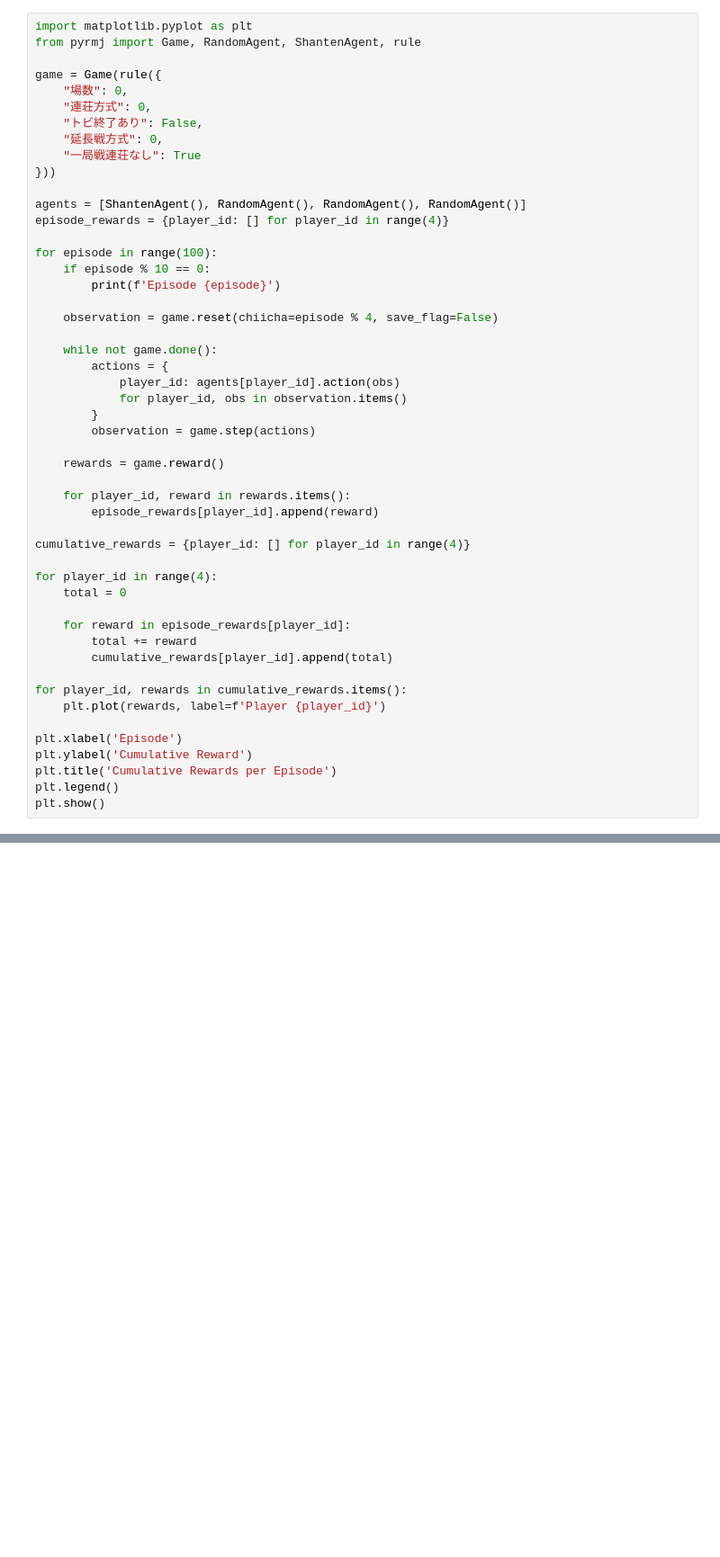
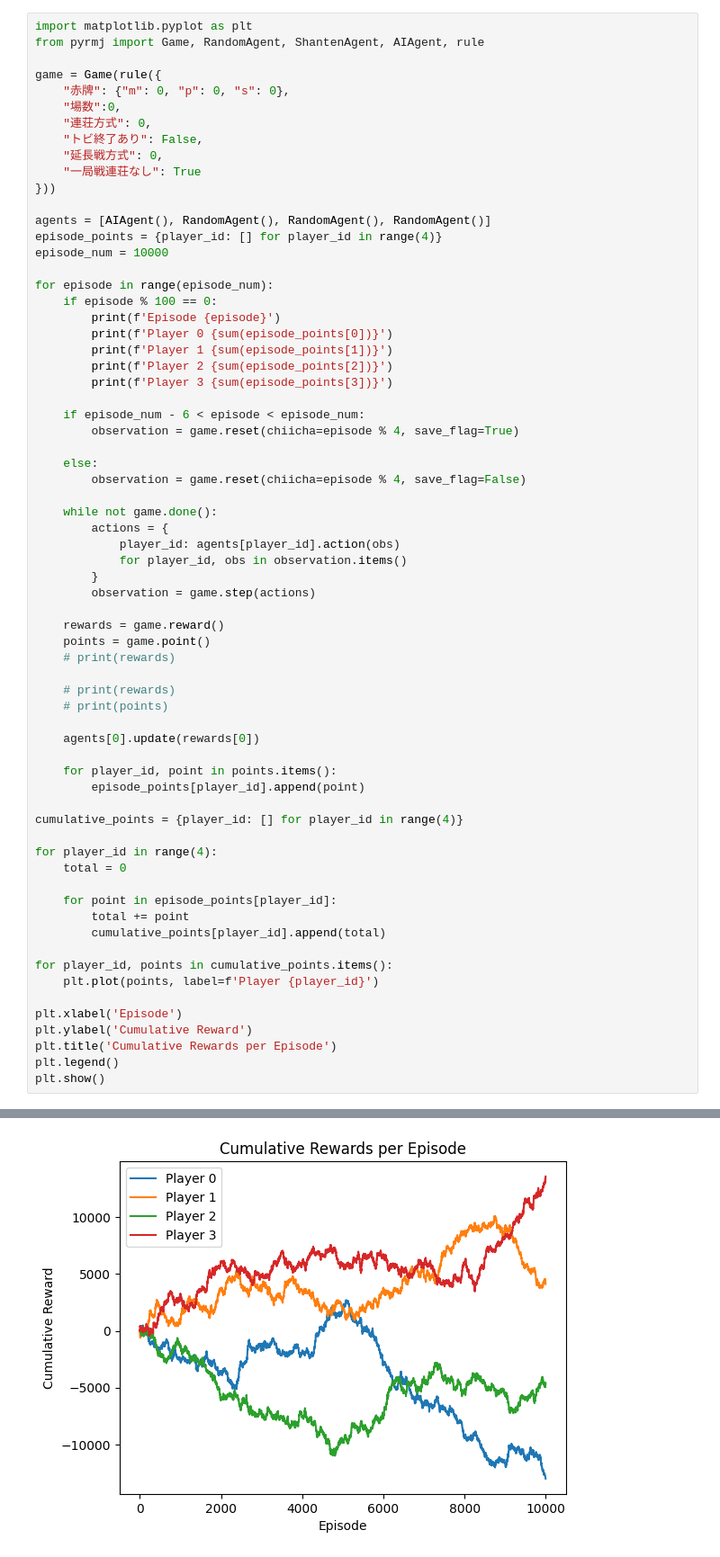
Before and after one commit to inusan-star/pyrmj, a Jupyter notebook: pyrmj.ipynb, the cells around one changed output, grey strips where cells are left out. Shown: that part at 90% size. Drawn from its saved outputs; the diff is of its cells as text; blank space fills up the shorter version.

```diff
--- a/pyrmj.ipynb
+++ b/pyrmj.ipynb
@@ -1,23 +87,33 @@
 # %%
 import matplotlib.pyplot as plt
-from pyrmj import Game, RandomAgent, ShantenAgent, rule
+from pyrmj import Game, RandomAgent, ShantenAgent, AIAgent, rule
 
 game = Game(rule({
-    "場数": 0,
+    "赤牌": {"m": 0, "p": 0, "s": 0},
+    "場数":0,
     "連荘方式": 0,
     "トビ終了あり": False,
     "延長戦方式": 0,
     "一局戦連荘なし": True
 }))
 
-agents = [ShantenAgent(), RandomAgent(), RandomAgent(), RandomAgent()]
-episode_rewards = {player_id: [] for player_id in range(4)}
+agents = [AIAgent(), RandomAgent(), RandomAgent(), RandomAgent()]
+episode_points = {player_id: [] for player_id in range(4)}
+episode_num = 10000
 
-for episode in range(100):
-    if episode % 10 == 0:
+for episode in range(episode_num):
+    if episode % 100 == 0:
         print(f'Episode {episode}')
+        print(f'Player 0 {sum(episode_points[0])}')
+        print(f'Player 1 {sum(episode_points[1])}')
+        print(f'Player 2 {sum(episode_points[2])}')
+        print(f'Player 3 {sum(episode_points[3])}')
 
-    observation = game.reset(chiicha=episode % 4, save_flag=False)
+    if episode_num - 6 < episode < episode_num:
+        observation = game.reset(chiicha=episode % 4, save_flag=True)
+
+    else:
+        observation = game.reset(chiicha=episode % 4, save_flag=False)
 
     while not game.done():
         actions = {
@@ -27,24 +123,32 @@ for episode in range(100):
         observation = game.step(actions)
 
     rewards = game.reward()
+    points = game.point()
+    # print(rewards)
 
-    for player_id, reward in rewards.items():
-        episode_rewards[player_id].append(reward)
+    # print(rewards)
+    # print(points)
 
-cumulative_rewards = {player_id: [] for player_id in range(4)}
+    agents[0].update(rewards[0])
+
+    for player_id, point in points.items():
+        episode_points[player_id].append(point)
+
+cumulative_points = {player_id: [] for player_id in range(4)}
 
 for player_id in range(4):
     total = 0
 
-    for reward in episode_rewards[player_id]:
-        total += reward
-        cumulative_rewards[player_id].append(total)
+    for point in episode_points[player_id]:
+        total += point
+        cumulative_points[player_id].append(total)
 
-for player_id, rewards in cumulative_rewards.items():
-    plt.plot(rewards, label=f'Player {player_id}')
+for player_id, points in cumulative_points.items():
+    plt.plot(points, label=f'Player {player_id}')
 
 plt.xlabel('Episode')
 plt.ylabel('Cumulative Reward')
 plt.title('Cumulative Rewards per Episode')
 plt.legend()
 plt.show()
+# %% [output]
@@ -50,0 +172 @@ plt.show()
+[figure, added]
```
Also changed, not shown: parts of 2 cells of this notebook.
